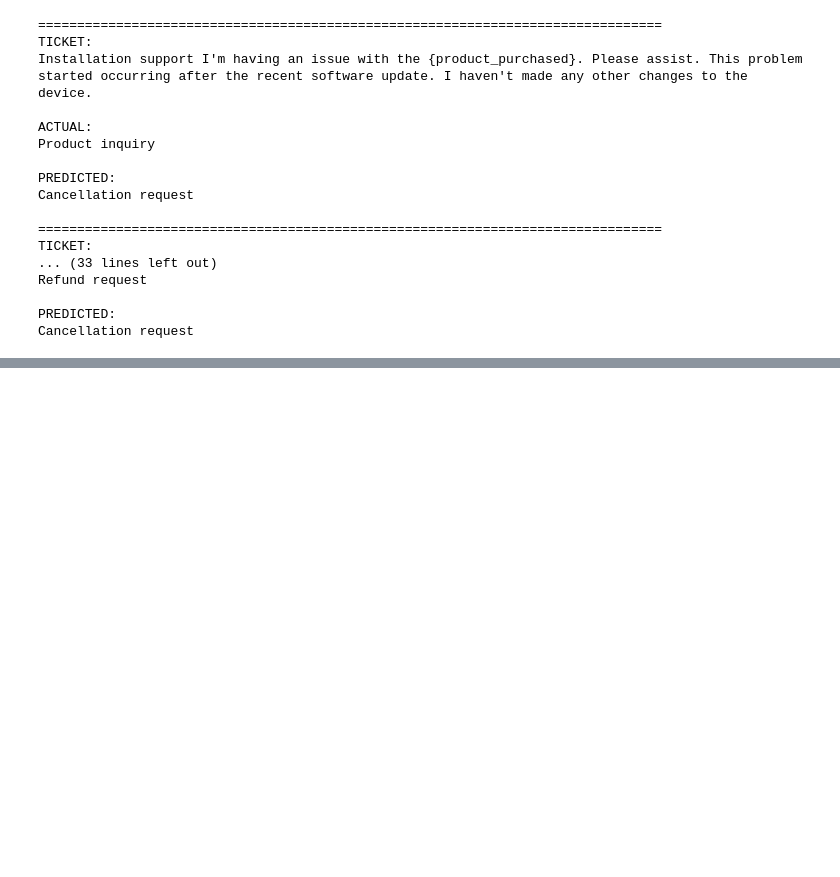
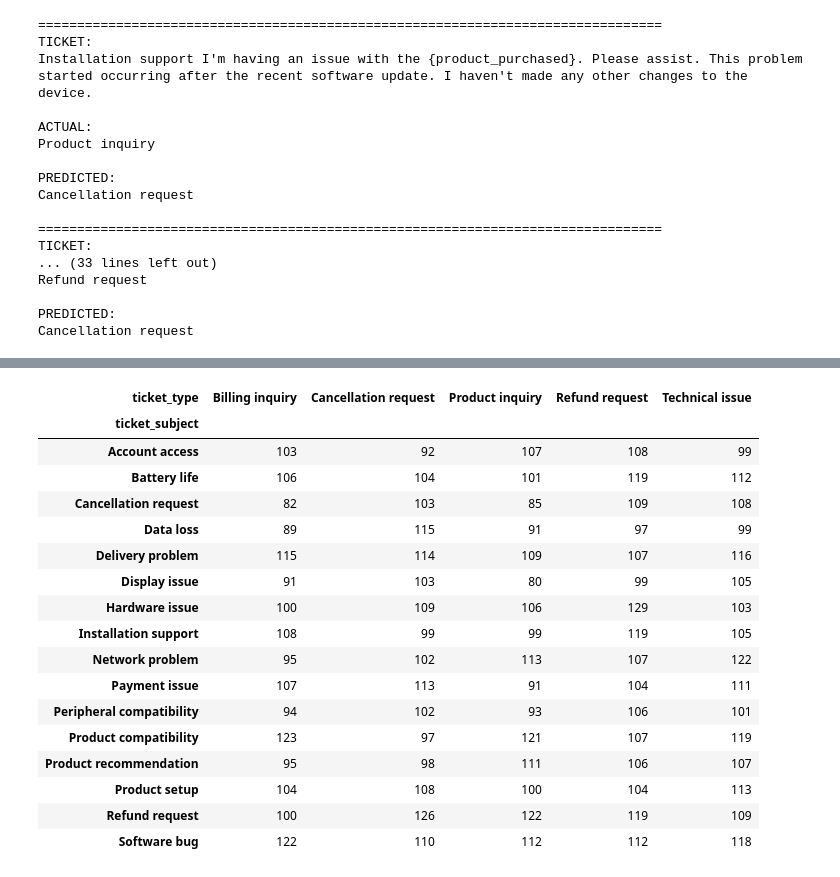
Before and after one commit to taruni2409/supportops-ai, a Jupyter notebook: notebooks/02_baseline_ticket_classifier.ipynb, the cells around one changed output, grey strips where cells are left out. Drawn from its saved outputs; the diff is of its cells as text; code cells hidden in the pictures; blank space fills up the shorter version.

```diff
--- a/notebooks/02_baseline_ticket_classifier.ipynb
+++ b/notebooks/02_baseline_ticket_classifier.ipynb
@@ -368,0 +717,28 @@ Cancellation request
+# %%
+full_df = pd.read_csv(
+    "../data/processed/customer_support_tickets_clean.csv"
+)
+# %%
+pd.crosstab(
+    full_df["ticket_subject"],
+    full_df["ticket_type"]
+)
+# %% [output]
+| ticket_type | Billing inquiry | Cancellation request | Product inquiry | Refund request | Technical issue |
+| ticket_subject |  |  |  |  |  |
+| Account access | 103 | 92 | 107 | 108 | 99 |
+| Battery life | 106 | 104 | 101 | 119 | 112 |
+| Cancellation request | 82 | 103 | 85 | 109 | 108 |
+| Data loss | 89 | 115 | 91 | 97 | 99 |
+| Delivery problem | 115 | 114 | 109 | 107 | 116 |
+| Display issue | 91 | 103 | 80 | 99 | 105 |
+| Hardware issue | 100 | 109 | 106 | 129 | 103 |
+| Installation support | 108 | 99 | 99 | 119 | 105 |
+| Network problem | 95 | 102 | 113 | 107 | 122 |
+| Payment issue | 107 | 113 | 91 | 104 | 111 |
+| Peripheral compatibility | 94 | 102 | 93 | 106 | 101 |
+| Product compatibility | 123 | 97 | 121 | 107 | 119 |
+| Product recommendation | 95 | 98 | 111 | 106 | 107 |
+| Product setup | 104 | 108 | 100 | 104 | 113 |
+| Refund request | 100 | 126 | 122 | 119 | 109 |
+| Software bug | 122 | 110 | 112 | 112 | 118 |
```
Also changed, not shown: parts of 33 cells of this notebook, 1 other file.
